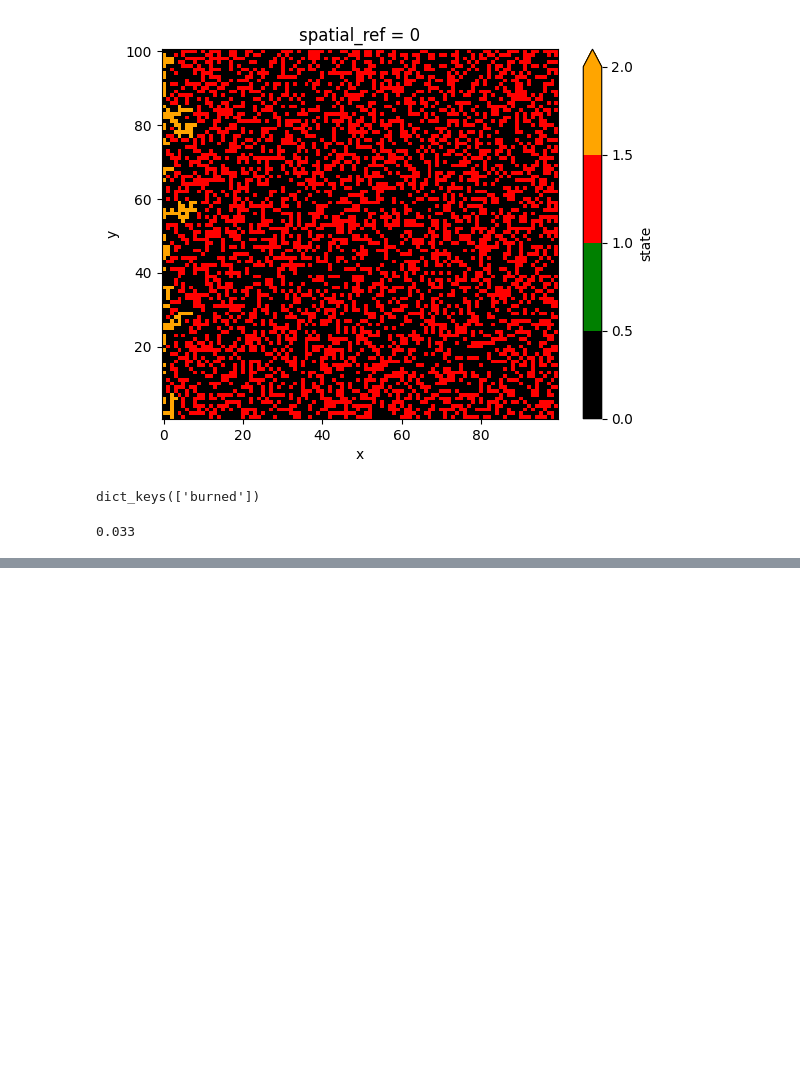
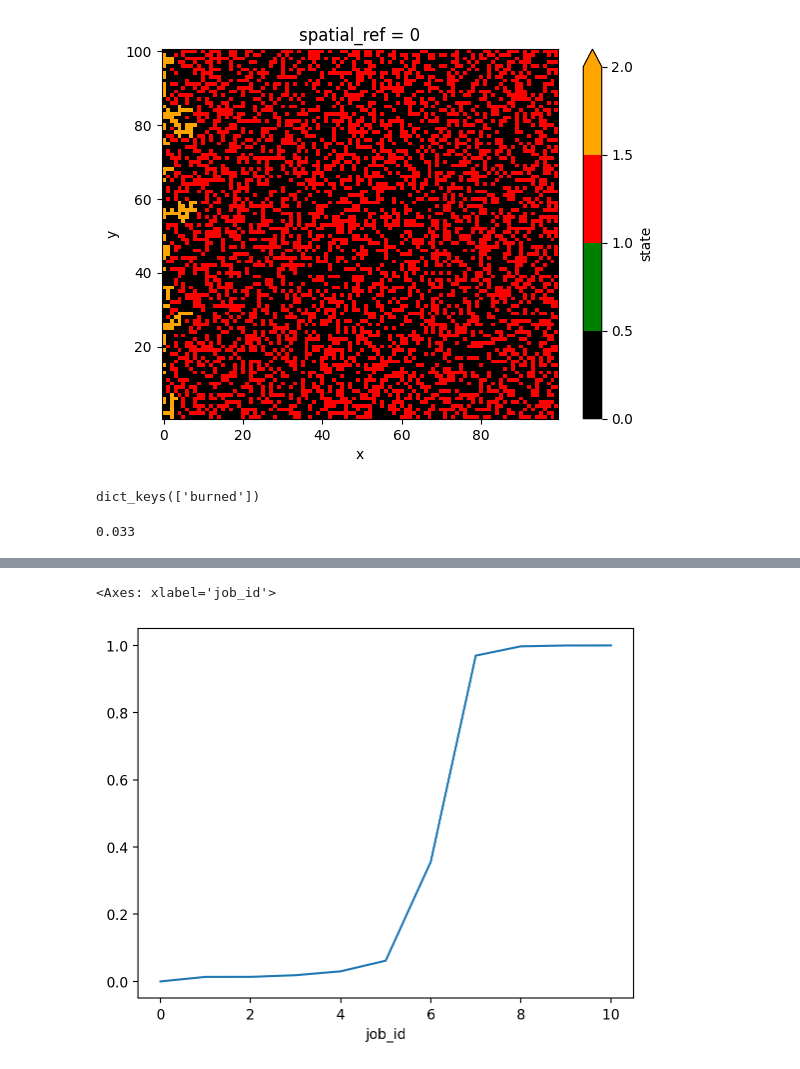
Before and after one commit to SongshGeoLab/ABSESpy, a Jupyter notebook: docs/tutorial/beginner/fire_tutorial.ipynb, the cells around one changed output, grey strips where cells are left out. Cells and saved outputs as stored; diff of their text form; code cells hidden in the pictures; blank space fills up the shorter version.

Commit message:
feat(src): :sparkles: now having a correct batch run in fire spread simulation

```diff
--- a/docs/tutorial/beginner/fire_tutorial.ipynb
+++ b/docs/tutorial/beginner/fire_tutorial.ipynb
@@ -197,0 +210,3 @@ result["burned"]
+# %%
+df = pd.read_csv("../../../out/fire_spread/2024-05-09/20-34-24/summary.csv")
+df.head()
@@ -197,0 +220,5 @@ result["burned"]
+# %%
+df.groupby("job_id")["burned"].mean().plot()
+# %% [output]
+<Axes: xlabel='job_id'>
+[figure, added]
```
Also changed, not shown: parts of 2 cells of this notebook, 2 other files.
